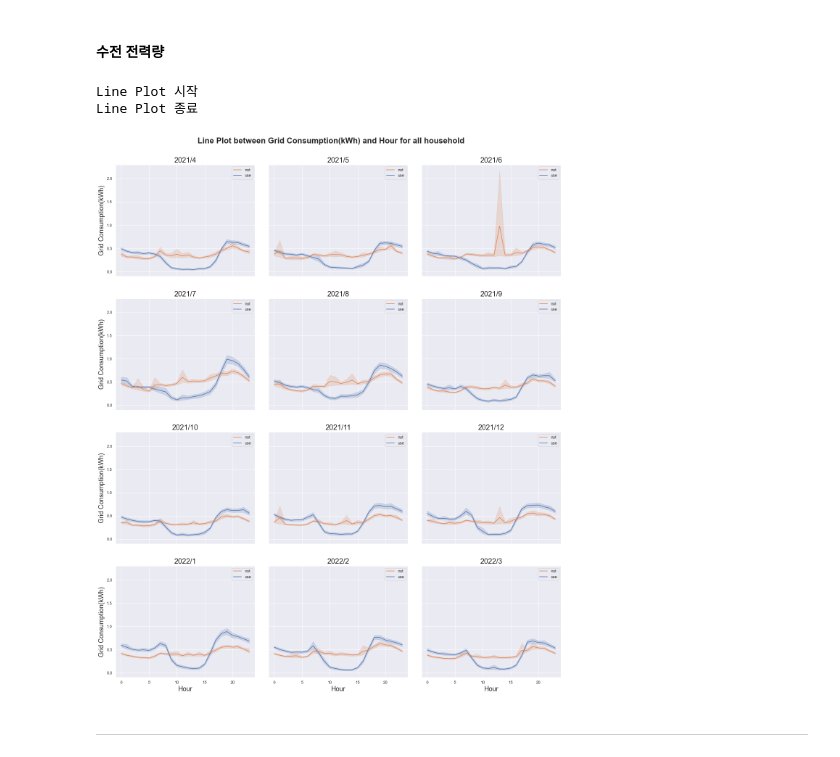
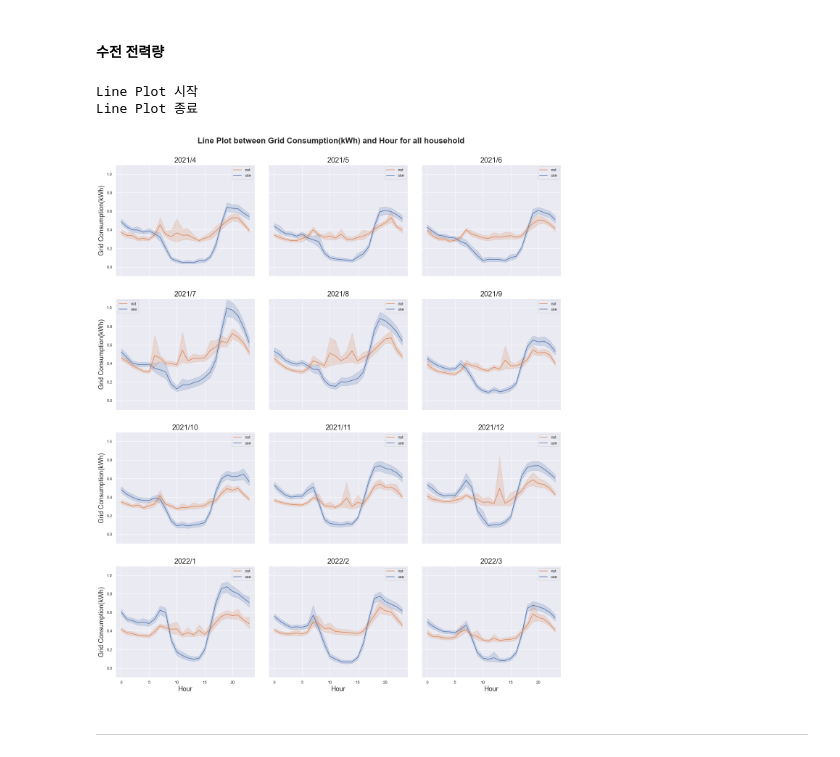
Before and after one commit to hyeondk/PV-Smart-Metering-2022, a Jupyter notebook: 2. Analysis Code/5. Interpolation and Making results(All variables)/4. solar_use_visual.ipynb, the cells around one changed output. Saved outputs shown, nothing was run; the diff lists cells and outputs as text; code cells hidden in the pictures.

Commit message:
Made more graphs.

```diff
--- a/2. Analysis Code/5. Interpolation and Making results(All variables)/4. solar_use_visual.ipynb
+++ b/2. Analysis Code/5. Interpolation and Making results(All variables)/4. solar_use_visual.ipynb
@@ -447,7 +474,7 @@ def lineplot_use_all(data_x, data_y, x_label, y_label, x_lim1, x_lim2, y_lim1, y
     # User Data
     root = get_project_root()
     folder_root = os.path.join(root, 'data_merge_wt_f')
-    file_name = os.path.join(folder_root, 'all_concat_hour.xlsx')
+    file_name = folder_root + '\\' + 'all_concat_hour2.xlsx'
     df_all = pd.read_excel(file_name)
 
     # 날짜 필터링 : 2021/4 ~ 2022/3
@@ -860,11 +1065,11 @@ df_all_hour_use.groupby(['ym', '시간']).describe()['잉여전력량(kWh)']
 # %% [markdown]
 #### **수전 전력량**
 # %%
-lineplot_use_all('시간', '수전전력량(kWh)', 'Hour', 'Grid Consumption(kWh)', -1.0, 24.0, -0.1, 2.3)
+lineplot_use_all('시간', '수전전력량(kWh)', 'Hour', 'Grid Consumption(kWh)', -1.0, 24.0, -0.1, 1.1)
 # %% [output]
 Line Plot 시작
 Line Plot 종료
-[figure, old version]
+[figure, new version]
 # %% [markdown]
 <hr>
 # %% [markdown]
```
Also changed, not shown: parts of 35 cells of this notebook.
